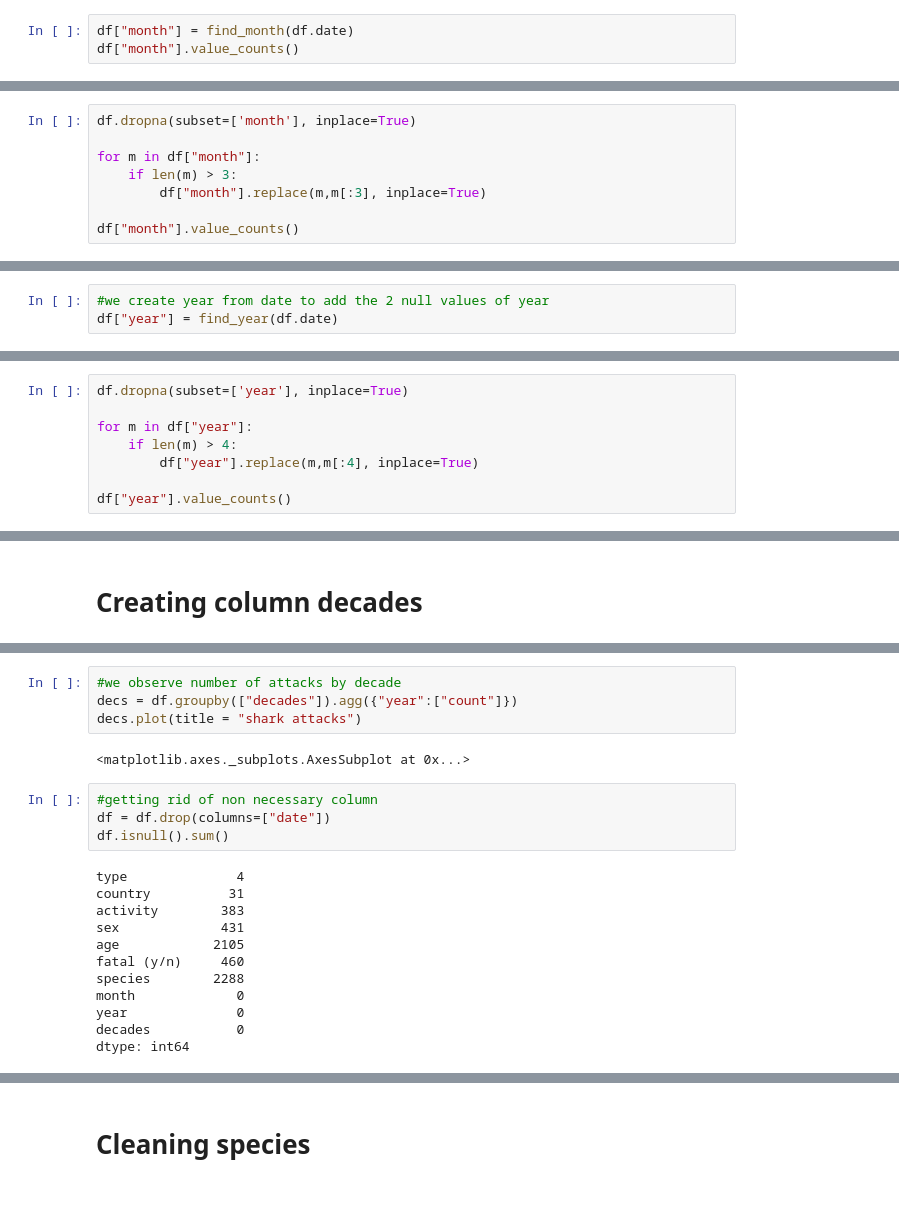
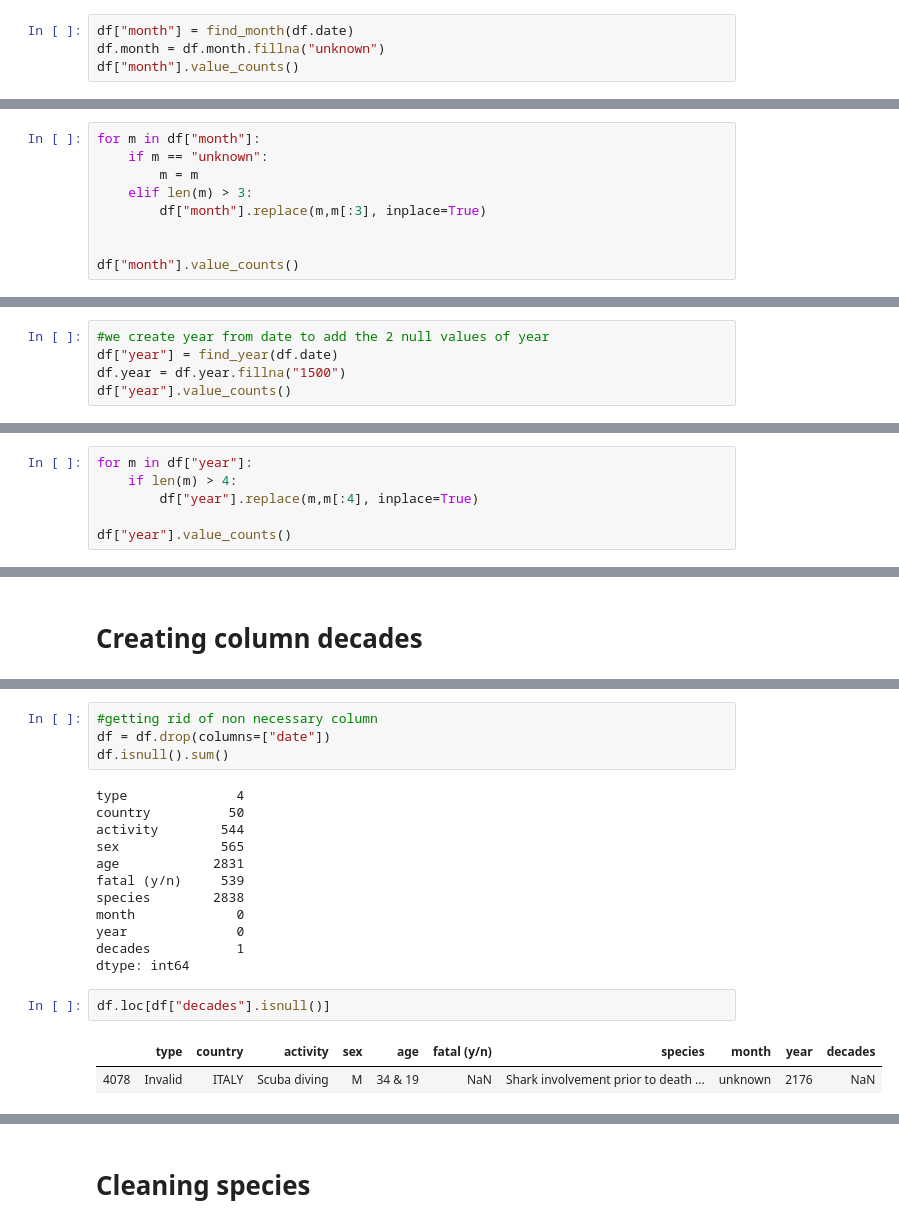
Before and after one commit to diego-florez/Global-Shark-Attacks, a Jupyter notebook: global-sharks-attack-cleaning.ipynb, the cells around one changed output, grey strips where cells are left out. Drawn from its saved outputs; the diff is of its cells as text; blank space fills up the shorter version.

```diff
--- a/global-sharks-attack-cleaning.ipynb
+++ b/global-sharks-attack-cleaning.ipynb
@@ -130,6 +130,7 @@ df
 # Creating column month
 # %%
 df["month"] = find_month(df.date)
+df.month = df.month.fillna("unknown")
 df["month"].value_counts()
 # %% [output]
 A value is trying to be set on a copy of a slice from a DataFrame.
@@ -157,10 +164,11 @@ JanJan      1
 Name: month, dtype: int64
 # %%
-df.dropna(subset=['month'], inplace=True)
-
 for m in df["month"]:
-    if len(m) > 3:
+    if m == "unknown":
+        m = m
+    elif len(m) > 3:
         df["month"].replace(m,m[:3], inplace=True)
 
+
 df["month"].value_counts()
 # %% [output]
@@ -190,6 +195,8 @@ Name: month, dtype: int64
 # %%
 #we create year from date to add the 2 null values of year
 df["year"] = find_year(df.date)
+df.year = df.year.fillna("1500")
+df["year"].value_counts()
 # %% [output]
 A value is trying to be set on a copy of a slice from a DataFrame.
 Try using .loc[row_indexer,col_indexer] = value instead
@@ -213,6 +217,4 @@ Name: year, Length: 223, dtype: int64
 # %%
-df.dropna(subset=['year'], inplace=True)
-
 for m in df["year"]:
     if len(m) > 4:
         df["year"].replace(m,m[:4], inplace=True)
@@ -273,23 +265,22 @@ See the caveats in the documentation: http://pandas.pydata.org/pandas-docs/stabl
 Name: decades, dtype: int64
-# %%
-#we observe number of attacks by decade
-decs = df.groupby(["decades"]).agg({"year":["count"]})
-decs.plot(title = "shark attacks")
-# %% [output]
-<matplotlib.axes._subplots.AxesSubplot at 0x...>
 # %%
 #getting rid of non necessary column
 df = df.drop(columns=["date"])
 df.isnull().sum()
 # %% [output]
 type              4
-country          31
-activity        383
-sex             431
-age            2105
-fatal (y/n)     460
-species        2288
+country          50
+activity        544
+sex             565
+age            2831
+fatal (y/n)     539
+species        2838
 month             0
 year              0
-decades           0
+decades           1
 dtype: int64
+# %%
+df.loc[df["decades"].isnull()]
+# %% [output]
+|  | type | country | activity | sex | age | fatal (y/n) | species | month | year | decades |
+| 4078 | Invalid | ITALY | Scuba diving | M | 34 & 19 | NaN | Shark involvement prior to death ... | unknown | 2176 | NaN |
```
Also changed, not shown: parts of 28 cells of this notebook, 1 other file.
